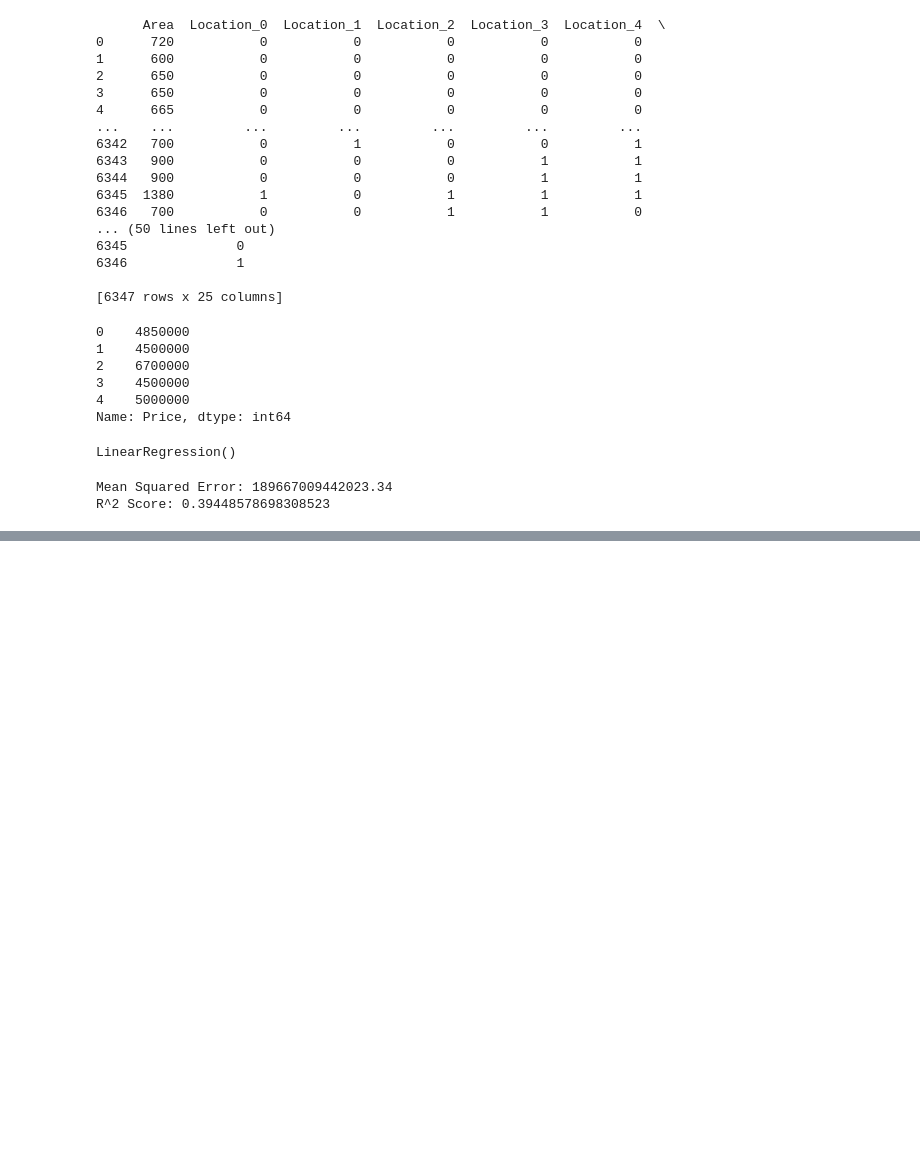
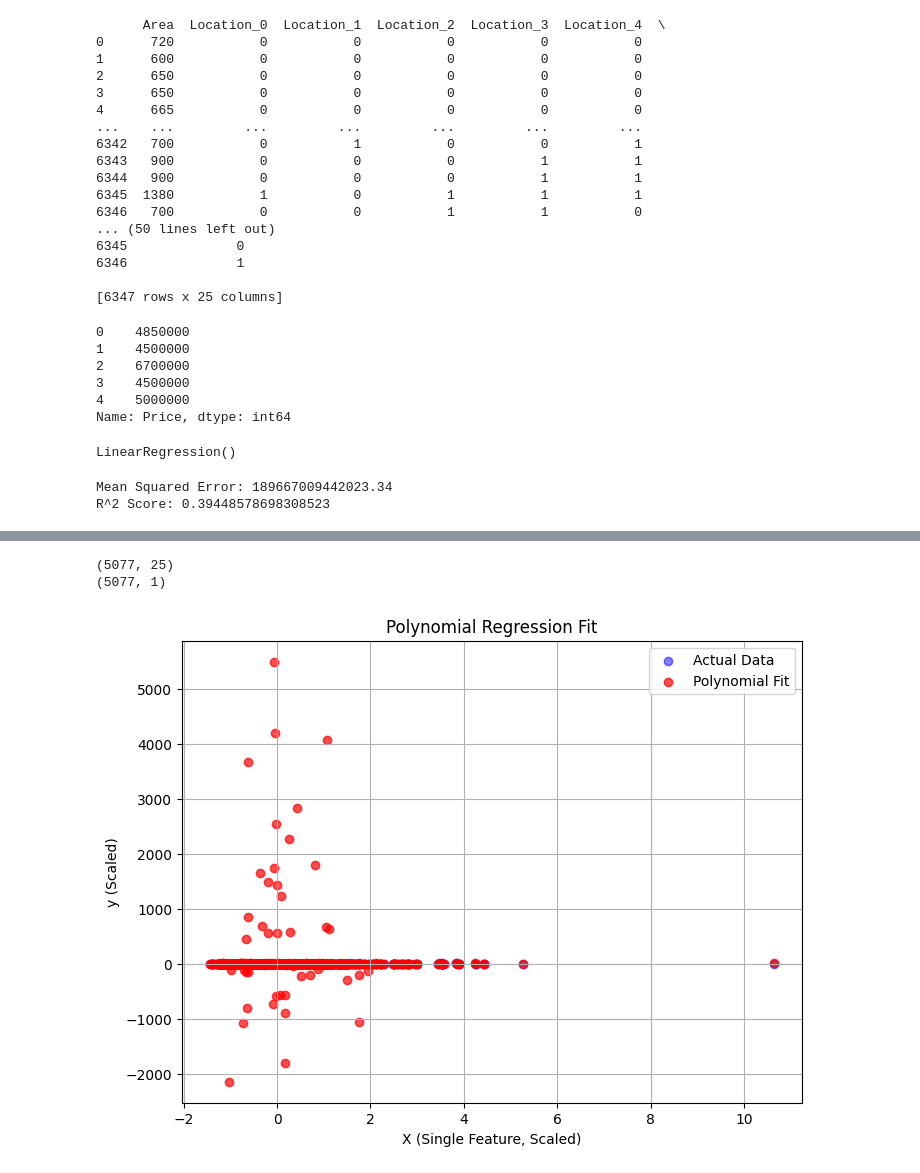
Before and after one commit to vedantLotankar/Supervised-Learning, a Jupyter notebook: linear_regression/data_cleaning.ipynb, the cells around one changed output, grey strips where cells are left out. Drawn from its saved outputs; the diff is of its cells as text; code cells hidden in the pictures; blank space fills up the shorter version.

```diff
--- a/linear_regression/data_cleaning.ipynb
+++ b/linear_regression/data_cleaning.ipynb
@@ -146,0 +235,32 @@ R^2 Score: 0.39448578698308523
+# %%
+print(X_train_scaled.shape)
+print(y_train_scaled.shape)
+# %% [output]
+(5077, 25)
+(5077, 1)
+# %%
+from sklearn.preprocessing import PolynomialFeatures
+from sklearn.pipeline import make_pipeline
+
+# Create polynomial features of degree 2 or 3
+degree = 3  # Try different degrees
+poly_model = make_pipeline(PolynomialFeatures(degree), LinearRegression())
+
+# Train the model
+poly_model.fit(X_train_scaled, y_train_scaled)
+
+# Predict values
+y_pred_poly = poly_model.predict(X_test_scaled)
+
+# Plot the results
+plt.figure(figsize=(8, 6))
+plt.scatter(X_train_single, y_train_flat, color='blue', label='Actual Data', alpha=0.5)
+plt.scatter(X_train_single, y_pred_poly, color='red', label='Polynomial Fit', alpha=0.7)
+plt.title('Polynomial Regression Fit')
+plt.xlabel('X (Single Feature, Scaled)')
+plt.ylabel('y (Scaled)')
+plt.legend()
+plt.grid(True)
+plt.show()
+# %% [output]
+[figure, added]
```
Also changed, not shown: parts of 9 cells of this notebook, 3 other files.
